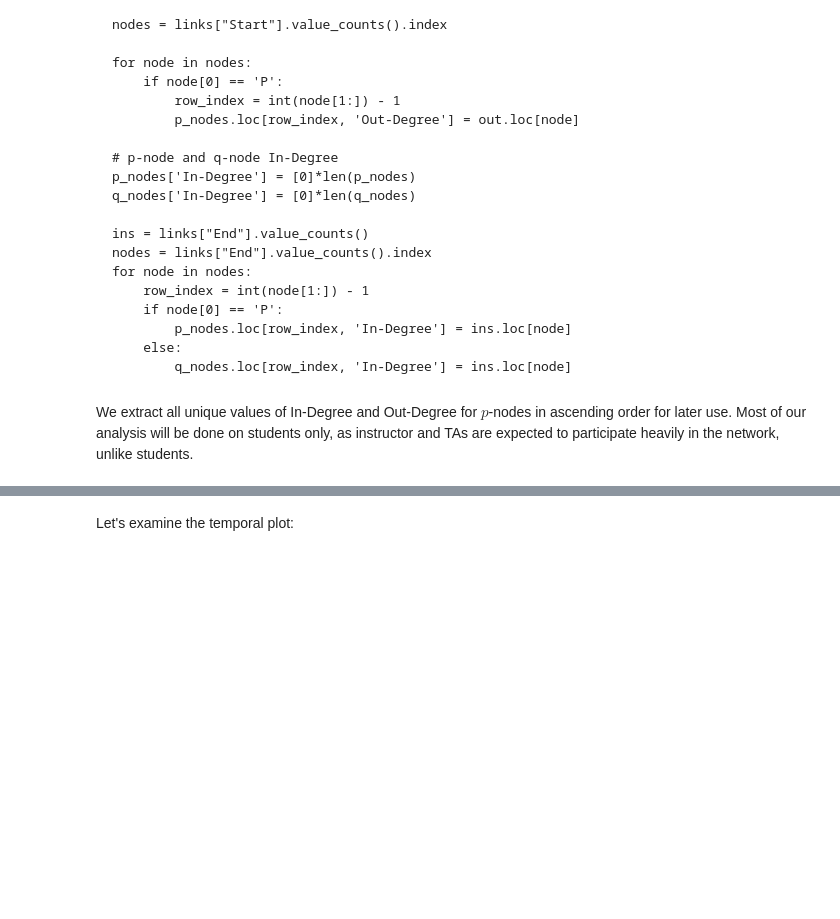
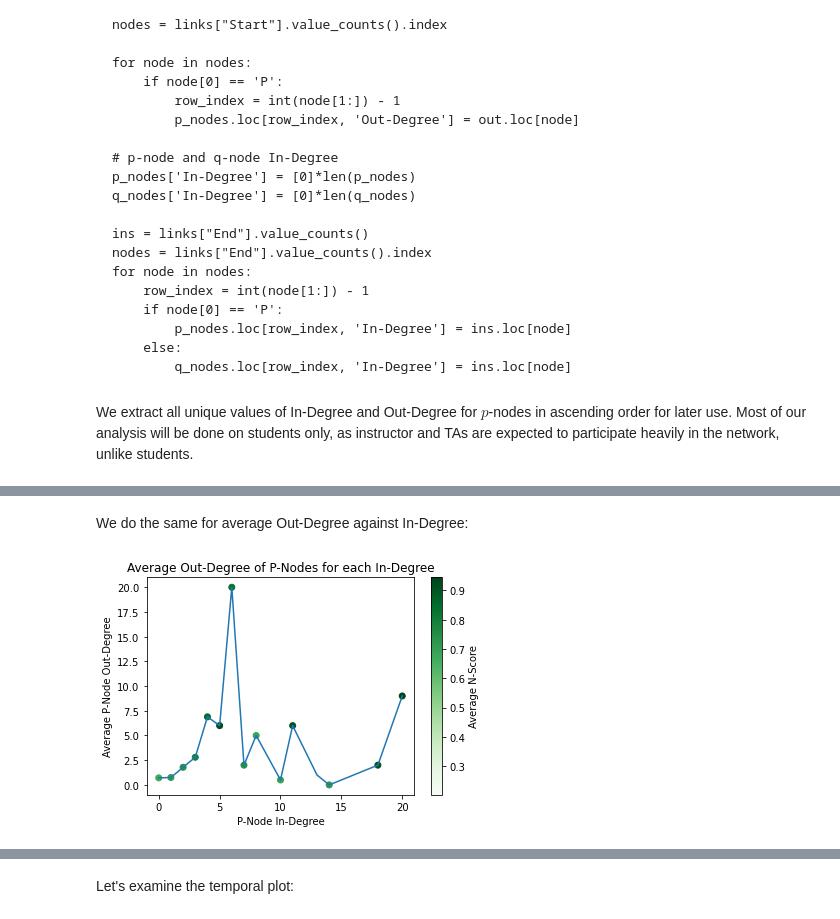
Before and after one commit to amandaliusa/piazza-network-analysis, a Jupyter notebook: network_metrics_degree_distributions.ipynb, the cells around one changed output, grey strips where cells are left out. Saved outputs shown, nothing was run; the diff lists cells and outputs as text; code cells hidden in the pictures; blank space fills up the shorter version.

```diff
--- a/network_metrics_degree_distributions.ipynb
+++ b/network_metrics_degree_distributions.ipynb
@@ -255,0 +181,27 @@ Colors are added to distinguish between links from q-nodes to p-nodes (red, poin
+# %% [markdown]
+We do the same for average Out-Degree against In-Degree:
+# %%
+avg_p_out = [] # holds average out-degree of p-nodes with each in-degree
+avg_n_score2 = [] # holds average n-score of p-nodes with each in-degree
+for x in p_node_in:
+    total_out = 0
+    total_n2 = 0
+    number2 = 0
+    for i in range(184):
+        if mod_p_nodes['In-Degree'][i] == x:
+            total_out += mod_p_nodes['Out-Degree'][i]
+            number2 += 1
+            total_n2 += mod_p_nodes['N-Score'][i]
+    avg_p_out.append(total_out / number2)
+    avg_n_score2.append(total_n2 / number2)
+
+plt.scatter(p_node_in, avg_p_out, c=avg_n_score2, cmap='Greens')
+c = plt.colorbar()
+c.set_label('Average N-Score')
+plt.plot(p_node_in, avg_p_out)
+plt.xlabel('P-Node In-Degree')
+plt.ylabel('Average P-Node Out-Degree')
+plt.title('Average Out-Degree of P-Nodes for each In-Degree')
+plt.show()
+# %% [output]
+[figure, added]
```
Also changed, not shown: parts of 22 cells of this notebook, 1 other file.
